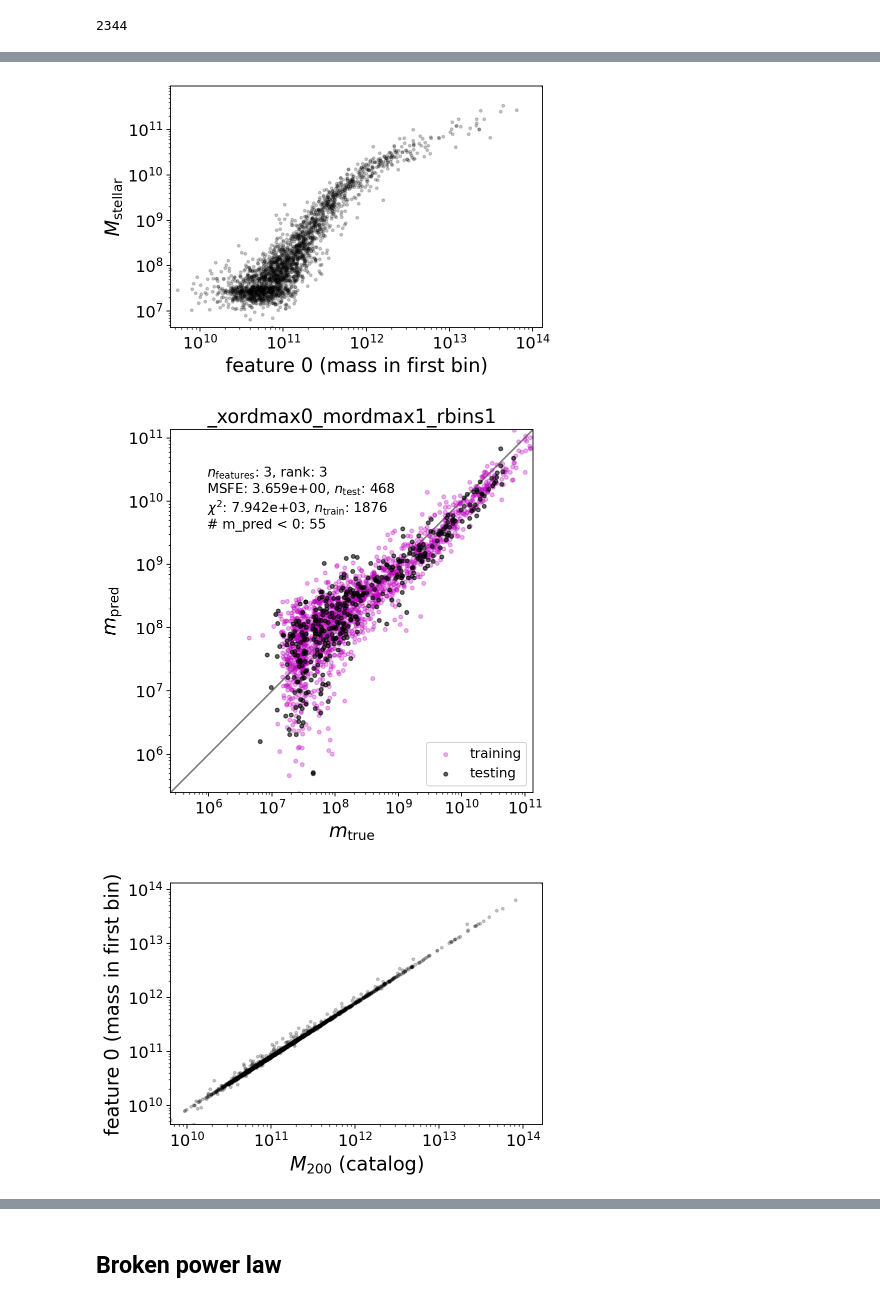
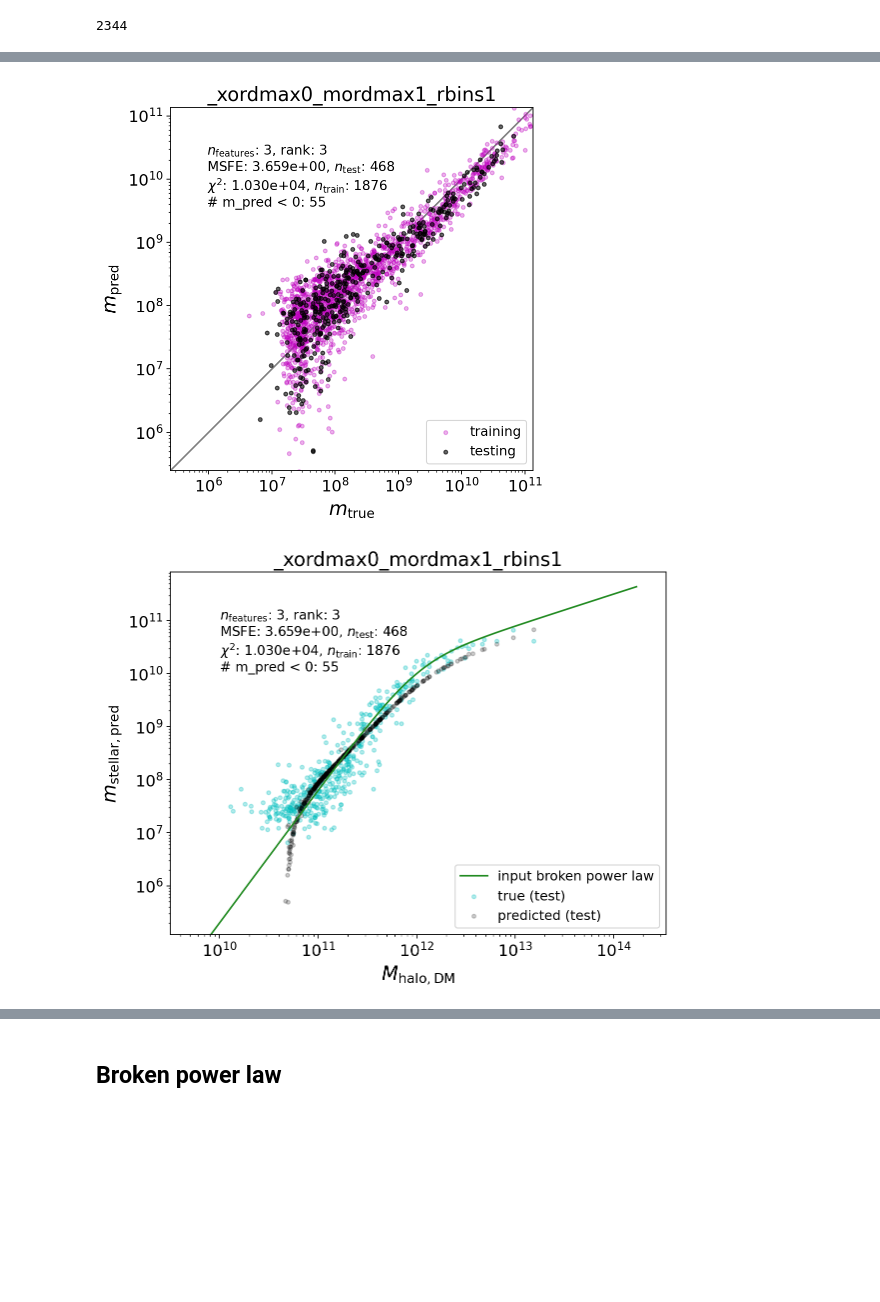
Before and after one commit to kstoreyf/equivariant-cosmology, a Jupyter notebook: notebooks/2021-01-28_feature_grid.ipynb, the cells around one changed output, grey strips where cells are left out. Saved outputs shown, nothing was run; the diff lists cells and outputs as text; code cells hidden in the pictures; blank space fills up the shorter version.

Commit message:
actually fixed x_scales now (prev was wrong)

```diff
--- a/notebooks/2021-01-28_feature_grid.ipynb
+++ b/notebooks/2021-01-28_feature_grid.ipynb
@@ -27,10 +27,11 @@ import scalars
 %autoreload 2
 # %%
 save_plots = True
-show_intermediate_plots = True
+show_intermediate_plots = False
 check_cond = False
-plot_dir = '../plots/plots_2022-02-15'
-!mkdir -p $plot_dir
+plot_dir = '../plots/plots_2022-02-16'
+if save_plots:
+    !mkdir -p $plot_dir
 
 #tag = '_unc0.1Mfloor2e8'
 #tag = '_logxlogy'
@@ -38,14 +39,14 @@ plot_dir = '../plots/plots_2022-02-15'
 tag = ''
 
 # r_edges (TNG50-4: L=35 Mpc/h, N_part=270^3, mean interparticle spacing = 35/270 = 0.13 Mpc/h = 130 kpc/h)
-# TODO: doesnt work w 4 bins
+# for scalars, only 0 or 2 x orders
 # n_rbins_arr = np.array([4])
 # m_order_max_arr = [3]
-# x_order_max_arr = [2] # for scalars, only 0 or 2 x orders
+# x_order_max_arr = [2]
 
 n_rbins_arr = np.array([1])
 m_order_max_arr = [1]
-x_order_max_arr = [0] # for scalars, only 0 or 2 x orders
+x_order_max_arr = [0]
 
 #y_scalar_feature_name = 'mass_hydro_halo_star'
 y_scalar_feature_name='mass_hydro_subhalo_star'
@@ -141,8 +140,8 @@ def plot_pred_vs_mass(mass, y_true, y_pred, mass_train, y_train, y_train_pred,
 
     # main scatter plotting
     #plt.scatter(mass_train, y_train_pred, s=12, alpha=0.3, c='m', label='training')
+    plt.scatter(mass, y_true, s=12, alpha=0.3, c='c', label='true (test)')
     plt.scatter(mass, y_pred, s=12, alpha=0.2, c='k', label='predicted (test)')
-    plt.scatter(mass, y_true, s=12, alpha=0.3, c='c', label='true (test)')
 
     # get limits, plot true line
     mass_minmin = min(min(mass[np.where(mass > 0)]),
@@ -153,6 +152,11 @@ def plot_pred_vs_mass(mass, y_true, y_pred, mass_train, y_train, y_train_pred,
                    min(y_train_pred[np.where(y_train_pred > 0)]))
     y_maxmax = max(max(y_pred[np.where(y_pred > 0)]),
                    max(y_train_pred[np.where(y_train_pred > 0)]))
+
+    # overplot power law
+    masses = np.logspace(np.log10(mass_minmin), np.log10(mass_maxmax), 100)
+    y_powerlaw = broken_power_law_feature(masses/mass_multiplier)*mass_multiplier
+    plt.plot(masses, y_powerlaw, color='forestgreen', label='input broken power law')
 
     # labels & adjustments
     plt.xlabel(r'$M_\mathrm{halo,DM}$')
@@ -171,6 +175,7 @@ def plot_pred_vs_mass(mass, y_true, y_pred, mass_train, y_train, y_train_pred,
     plt.title(save_tag)
     plt.legend(loc='lower right', fontsize=12)
 
+
     # save
     if save_fn is not None and save_plots:
           plt.savefig(f"{plot_dir}/{save_fn}", bbox_inches='tight')
@@ -221,37 +226,39 @@ for n_rbins in n_rbins_arr:
             fitter = Fitter(featurizer.x_scalar_features, featurizer.y_scalar,
                         featurizer.x_scalar_dicts, y_val_current, uncertainties=uncertainties)
             fitter.split_train_test()
             fitter.scale_and_fit(rms_x=rms_x, log_x=log_x, log_y=log_y, check_cond=check_cond)
-            fitter.predict()
+            fitter.predict_test()
 
             # Extract arrays and plot
             y_true = fitter.y_scalar_test*mass_multiplier
             y_pred = fitter.y_scalar_pred*mass_multiplier
             msfe_test = np.mean(((y_pred - y_true)/y_true)**2)
 
-            A_train = fitter.construct_feature_matrix(fitter.x_scalar_train_scaled, fitter.y_val_current_train)
-            y_train_pred_scaled = A_train*fitter.x_scales @ fitter.theta_scalar
-            y_train_pred = fitter.unscale_y(y_train_pred_scaled)*mass_multiplier
+            y_train_pred = fitter.predict(fitter.x_scalar_train, fitter.y_val_current_train)*mass_multiplier
             y_train_true = fitter.y_scalar_train*mass_multiplier
+#             A_train = fitter.construct_feature_matrix(fitter.x_scalar_train_scaled, fitter.y_val_current_train)
+#             y_train_pred_scaled = A_train @ fitter.theta_scalar
+#             y_train_pred = fitter.unscale_y(y_train_pred_scaled)*mass_multiplier
+#             y_train_true = fitter.y_scalar_train*mass_multiplier
 
             chi2_train = fitter.chi2
             #chi2_adjusted = np.sqrt(np.sum(((y_train_pred - y_train)/fitter.uncertainties_train)**2))
 
             save_tag = f'_xordmax{x_order_max}_mordmax{m_order_max}_rbins{n_rbins}{tag}'
             save_fn = f'mass_recovery{save_tag}.png'
             plot_pred_vs_true(y_true, y_pred, y_train_true, y_train_pred,
                               fitter, msfe_test, chi2_train, save_fn=save_fn)
 
             masses_all = np.array([h['mass_mean200_dark_halo_dm'] for h in featurizer.halo_dicts])*mass_multiplier
             mass = masses_all[fitter.idx_test]
             mass_train = masses_all[fitter.idx_train]
 
             if show_intermediate_plots and n_rbins==1:
                 plot_feature_vs_mass(masses_all, featurizer)
 
+            save_fn = f'mass_vs_pred{save_tag}.png'
             plot_pred_vs_mass(mass, y_true, y_pred, mass_train, y_train_true, y_train_pred,
                           fitter, msfe_test, chi2_train, save_fn=save_fn)
 # %% [output]
-[figure, old version]
+[figure, new version]
-[figure, old version]
+[figure, new version]
-[figure, removed]
```
Also changed, not shown: parts of 7 cells of this notebook, 1 other file.
